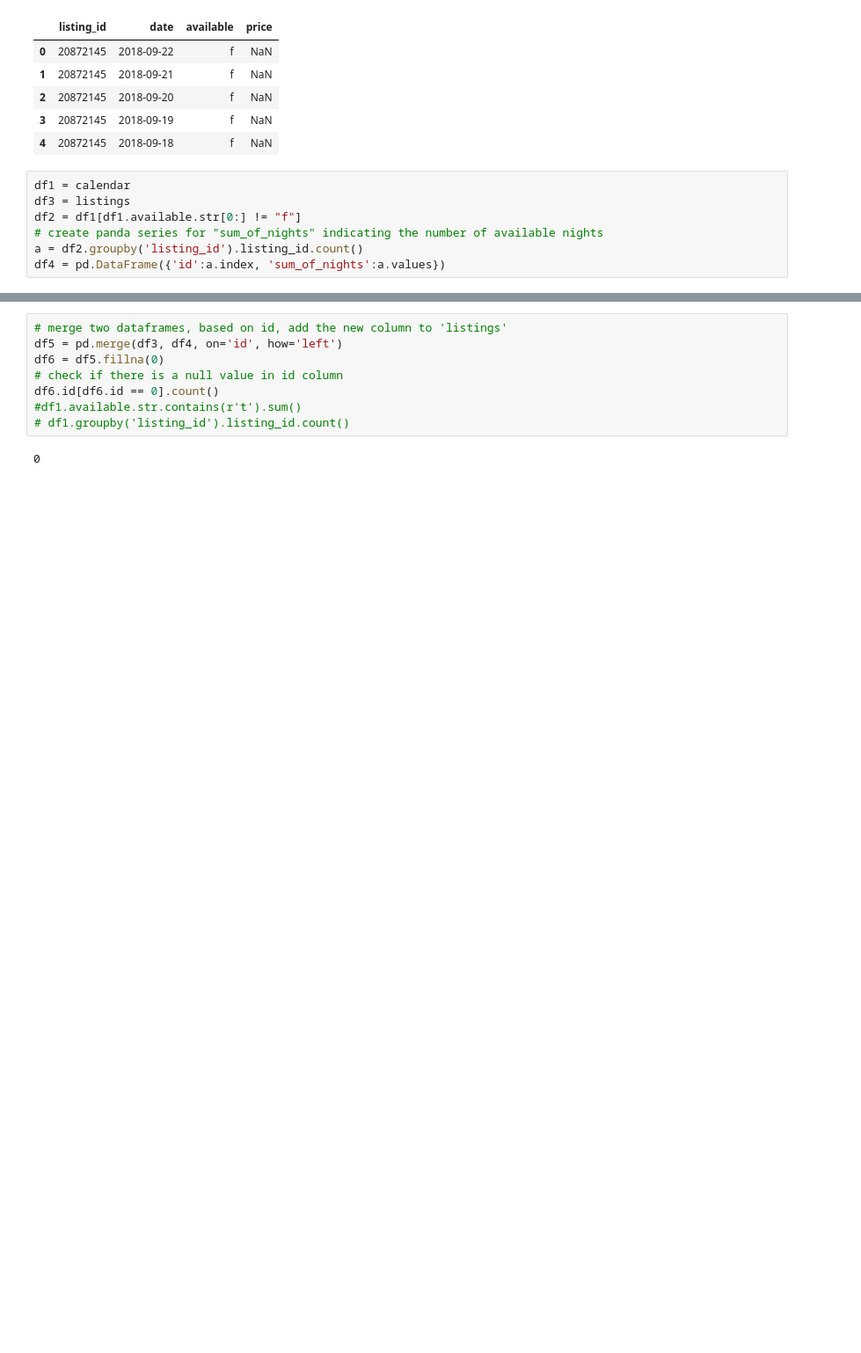
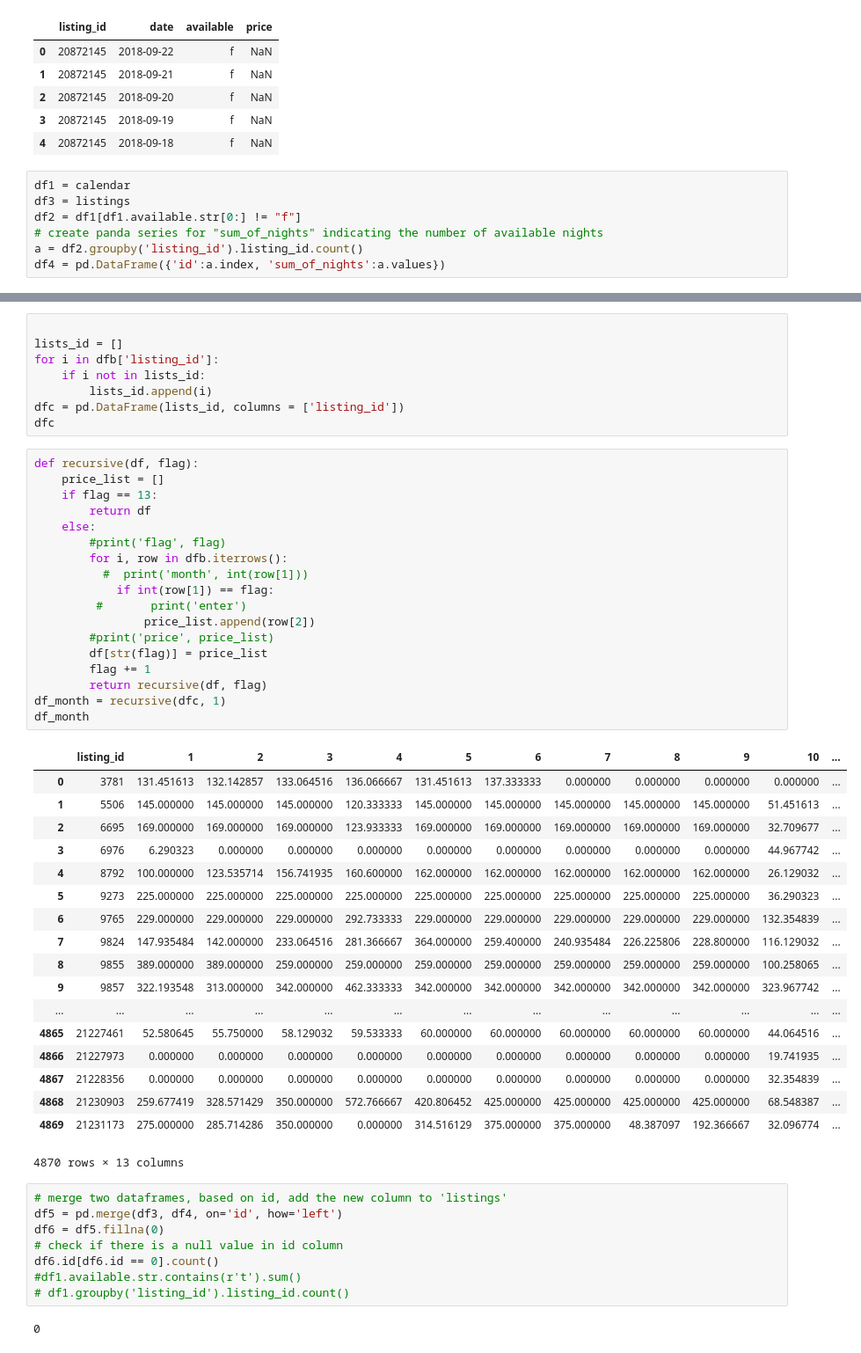
Before and after one commit to kzhang49/Hainan-Chicken, a Jupyter notebook: Airbnb.ipynb, the cells around one changed output, grey strips where cells are left out. Shown at 88% size. Saved outputs shown, nothing was run; the diff lists cells and outputs as text; blank space fills up the shorter version.

```diff
--- a/Airbnb.ipynb
+++ b/Airbnb.ipynb
@@ -54,3 +56,48 @@ dfb
+# %%
+
+lists_id = []
+for i in dfb['listing_id']:
+    if i not in lists_id:
+        lists_id.append(i)
+dfc = pd.DataFrame(lists_id, columns = ['listing_id'])
+dfc
+# %%
+def recursive(df, flag):
+    price_list = []
+    if flag == 13:
+        return df
+    else:
+        #print('flag', flag)
+        for i, row in dfb.iterrows():
+          #  print('month', int(row[1]))
+            if int(row[1]) == flag:
+         #       print('enter')
+                price_list.append(row[2])
+        #print('price', price_list)
+        df[str(flag)] = price_list
+        flag += 1
+        return recursive(df, flag)
+df_month = recursive(dfc, 1)
+df_month
+# %% [output]
+|  | listing_id | 1 | 2 | 3 | 4 | 5 | 6 | 7 | 8 | 9 | 10 | ... |
+| 0 | 3781 | 131.451613 | 132.142857 | 133.064516 | 136.066667 | 131.451613 | 137.333333 | 0.000000 | 0.000000 | 0.000000 | 0.000000 | ... |
+| 1 | 5506 | 145.000000 | 145.000000 | 145.000000 | 120.333333 | 145.000000 | 145.000000 | 145.000000 | 145.000000 | 145.000000 | 51.451613 | ... |
+| 2 | 6695 | 169.000000 | 169.000000 | 169.000000 | 123.933333 | 169.000000 | 169.000000 | 169.000000 | 169.000000 | 169.000000 | 32.709677 | ... |
+| 3 | 6976 | 6.290323 | 0.000000 | 0.000000 | 0.000000 | 0.000000 | 0.000000 | 0.000000 | 0.000000 | 0.000000 | 44.967742 | ... |
+| 4 | 8792 | 100.000000 | 123.535714 | 156.741935 | 160.600000 | 162.000000 | 162.000000 | 162.000000 | 162.000000 | 162.000000 | 26.129032 | ... |
+| 5 | 9273 | 225.000000 | 225.000000 | 225.000000 | 225.000000 | 225.000000 | 225.000000 | 225.000000 | 225.000000 | 225.000000 | 36.290323 | ... |
+| 6 | 9765 | 229.000000 | 229.000000 | 229.000000 | 292.733333 | 229.000000 | 229.000000 | 229.000000 | 229.000000 | 229.000000 | 132.354839 | ... |
+| 7 | 9824 | 147.935484 | 142.000000 | 233.064516 | 281.366667 | 364.000000 | 259.400000 | 240.935484 | 226.225806 | 228.800000 | 116.129032 | ... |
+| 8 | 9855 | 389.000000 | 389.000000 | 259.000000 | 259.000000 | 259.000000 | 259.000000 | 259.000000 | 259.000000 | 259.000000 | 100.258065 | ... |
+| 9 | 9857 | 322.193548 | 313.000000 | 342.000000 | 462.333333 | 342.000000 | 342.000000 | 342.000000 | 342.000000 | 342.000000 | 323.967742 | ... |
+| ... | ... | ... | ... | ... | ... | ... | ... | ... | ... | ... | ... | ... |
+| 4865 | 21227461 | 52.580645 | 55.750000 | 58.129032 | 59.533333 | 60.000000 | 60.000000 | 60.000000 | 60.000000 | 60.000000 | 44.064516 | ... |
+| 4866 | 21227973 | 0.000000 | 0.000000 | 0.000000 | 0.000000 | 0.000000 | 0.000000 | 0.000000 | 0.000000 | 0.000000 | 19.741935 | ... |
+| 4867 | 21228356 | 0.000000 | 0.000000 | 0.000000 | 0.000000 | 0.000000 | 0.000000 | 0.000000 | 0.000000 | 0.000000 | 32.354839 | ... |
+| 4868 | 21230903 | 259.677419 | 328.571429 | 350.000000 | 572.766667 | 420.806452 | 425.000000 | 425.000000 | 425.000000 | 425.000000 | 68.548387 | ... |
+| 4869 | 21231173 | 275.000000 | 285.714286 | 350.000000 | 0.000000 | 314.516129 | 375.000000 | 375.000000 | 48.387097 | 192.366667 | 32.096774 | ... |
+4870 rows × 13 columns
 # %%
 # merge two dataframes, based on id, add the new column to 'listings'
 df5 = pd.merge(df3, df4, on='id', how='left')
```
Also changed, not shown: parts of 1 cell of this notebook.
